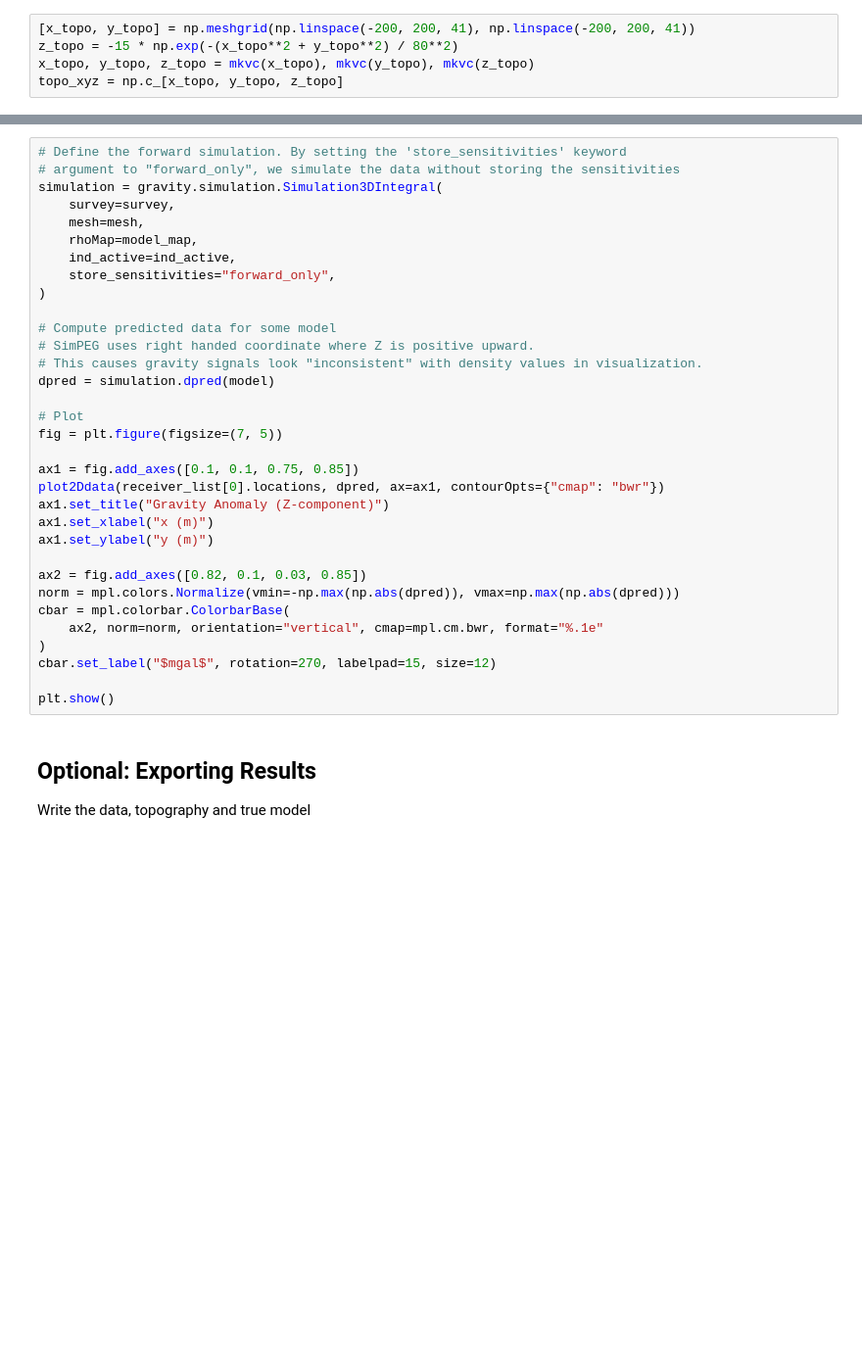
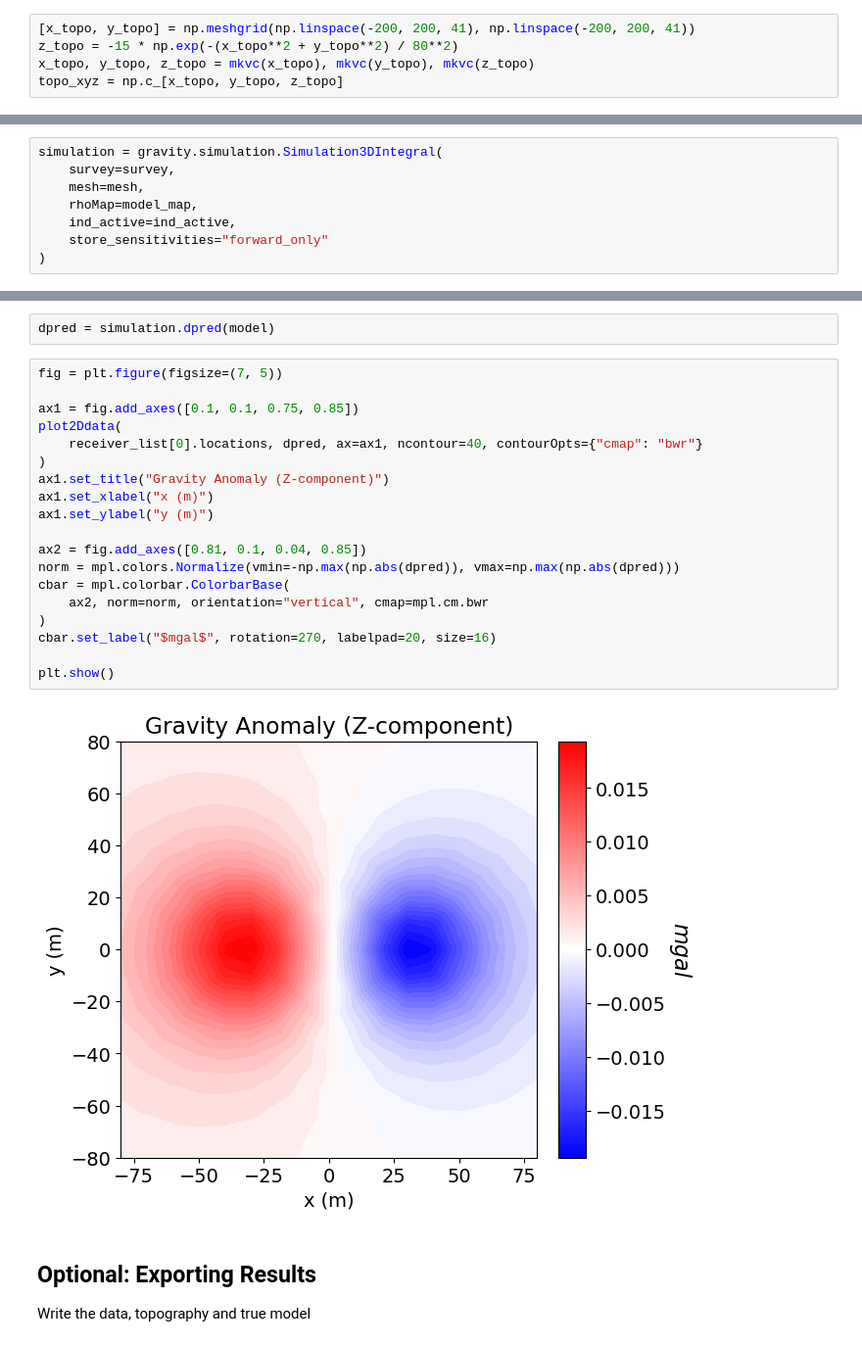
Before and after one commit to simpeg/user-tutorials, a Jupyter notebook: notebooks/03-gravity/plot_1a_gravity_anomaly.ipynb, the cells around one changed output, grey strips where cells are left out. Shown at 98% size. Drawn from its saved outputs; the diff is of its cells as text; blank space fills up the shorter version.

```diff
--- a/notebooks/03-gravity/plot_1a_gravity_anomaly.ipynb
+++ b/notebooks/03-gravity/plot_1a_gravity_anomaly.ipynb
@@ -166,0 +257,8 @@ formulation.
+# %%
+simulation = gravity.simulation.Simulation3DIntegral(
+    survey=survey,
+    mesh=mesh,
+    rhoMap=model_map,
+    ind_active=ind_active,
+    store_sensitivities="forward_only"
+)
@@ -167,36 +269,26 @@ formulation.
+# %%
+dpred = simulation.dpred(model)
 # %%
-# Define the forward simulation. By setting the 'store_sensitivities' keyword
-# argument to "forward_only", we simulate the data without storing the sensitivities
-simulation = gravity.simulation.Simulation3DIntegral(
-    survey=survey,
-    mesh=mesh,
-    rhoMap=model_map,
-    ind_active=ind_active,
-    store_sensitivities="forward_only",
-)
-
-# Compute predicted data for some model
-# SimPEG uses right handed coordinate where Z is positive upward.
-# This causes gravity signals look "inconsistent" with density values in visualization.
-dpred = simulation.dpred(model)
-
-# Plot
 fig = plt.figure(figsize=(7, 5))
 
 ax1 = fig.add_axes([0.1, 0.1, 0.75, 0.85])
-plot2Ddata(receiver_list[0].locations, dpred, ax=ax1, contourOpts={"cmap": "bwr"})
+plot2Ddata(
+    receiver_list[0].locations, dpred, ax=ax1, ncontour=40, contourOpts={"cmap": "bwr"}
+)
 ax1.set_title("Gravity Anomaly (Z-component)")
 ax1.set_xlabel("x (m)")
 ax1.set_ylabel("y (m)")
 
-ax2 = fig.add_axes([0.82, 0.1, 0.03, 0.85])
+ax2 = fig.add_axes([0.81, 0.1, 0.04, 0.85])
 norm = mpl.colors.Normalize(vmin=-np.max(np.abs(dpred)), vmax=np.max(np.abs(dpred)))
 cbar = mpl.colorbar.ColorbarBase(
-    ax2, norm=norm, orientation="vertical", cmap=mpl.cm.bwr, format="%.1e"
+    ax2, norm=norm, orientation="vertical", cmap=mpl.cm.bwr
 )
-cbar.set_label("$mgal$", rotation=270, labelpad=15, size=12)
+cbar.set_label("$mgal$", rotation=270, labelpad=20, size=16)
 
 plt.show()
+# %% [output]
+[figure, added]
 # %% [markdown]
 ## Optional: Exporting Results
 
```
Also changed, not shown: parts of 32 cells of this notebook, 12 other files.
